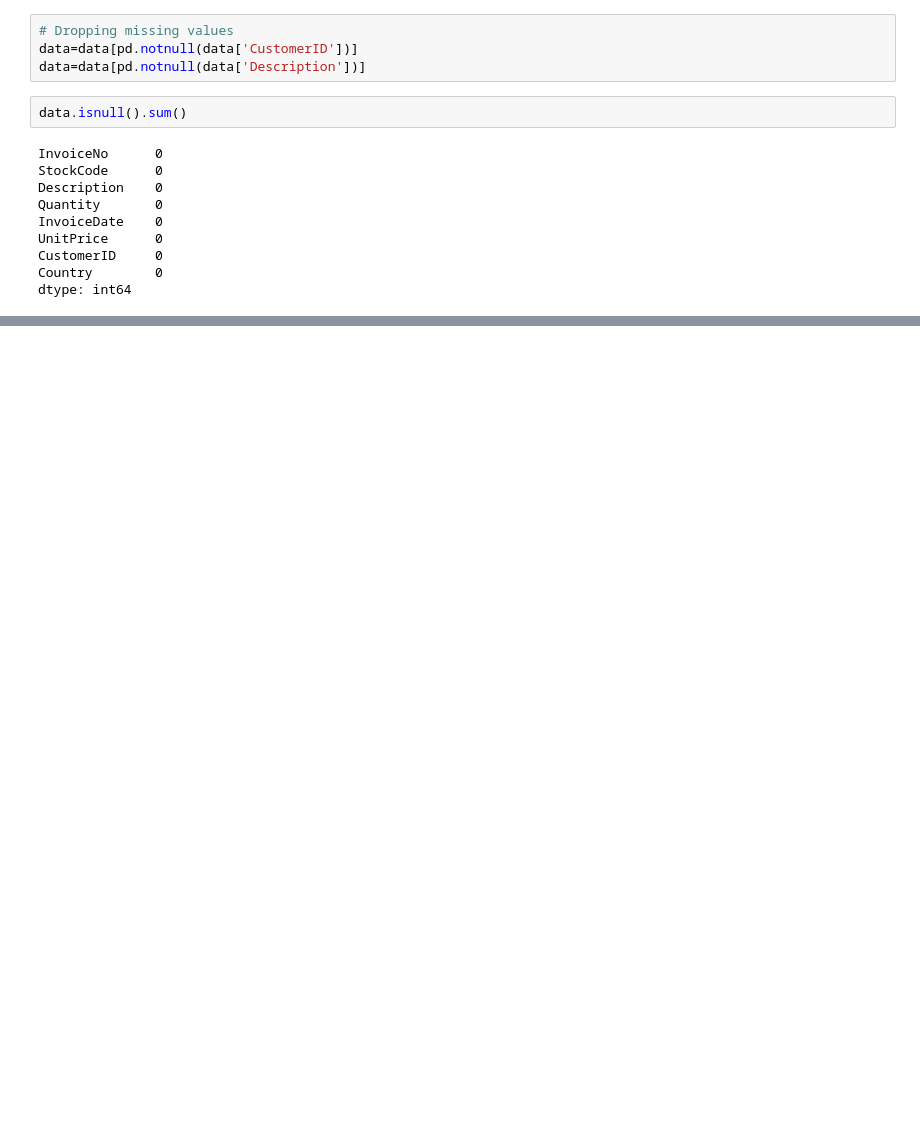
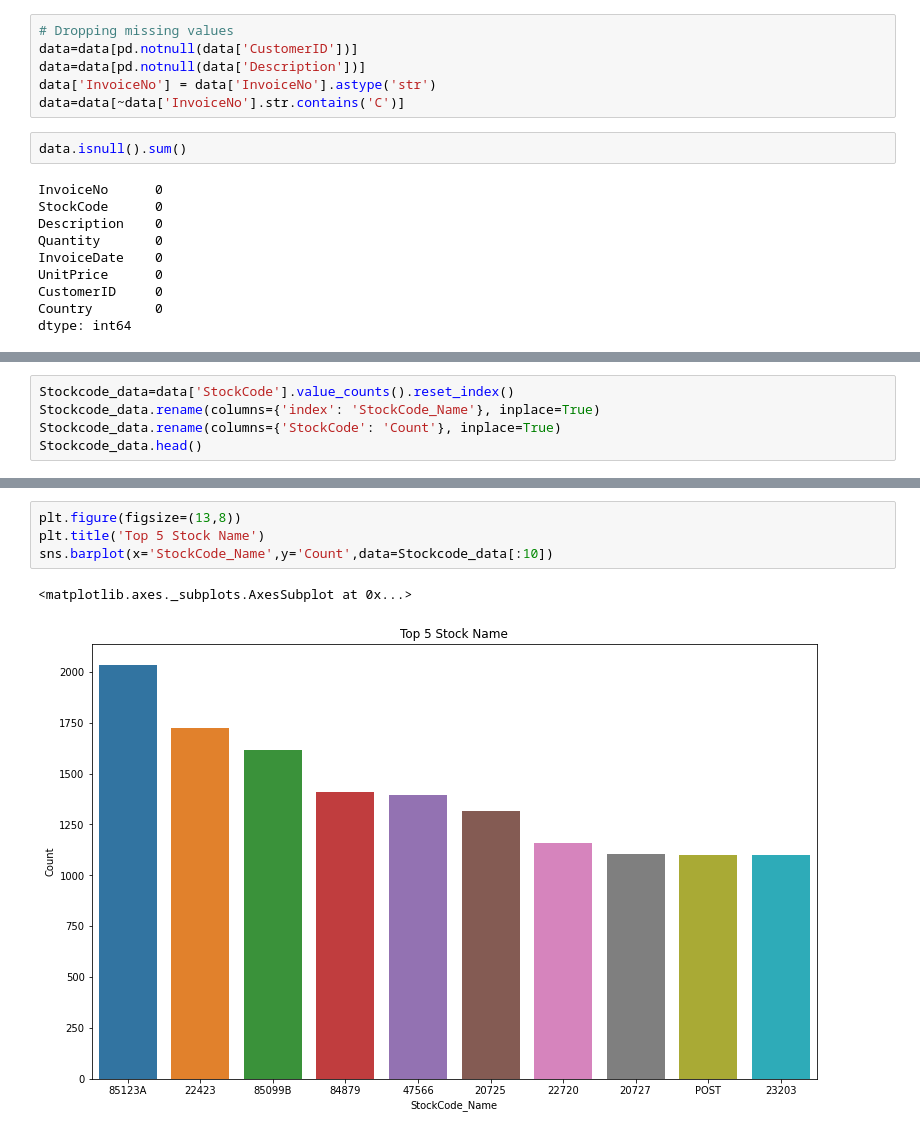
Before and after one commit to Deven876/Customer-Segmentation, a Jupyter notebook: Customer_Segmentation.ipynb, the cells around one changed output, grey strips where cells are left out. Saved outputs shown, nothing was run; the diff lists cells and outputs as text; blank space fills up the shorter version.

Commit message:
analysis on stockcode and invoice date

```diff
--- a/Customer_Segmentation.ipynb
+++ b/Customer_Segmentation.ipynb
@@ -162,6 +162,8 @@ dtype: int64
 # Dropping missing values
 data=data[pd.notnull(data['CustomerID'])]
 data=data[pd.notnull(data['Description'])]
+data['InvoiceNo'] = data['InvoiceNo'].astype('str')
+data=data[~data['InvoiceNo'].str.contains('C')]
 # %%
 data.isnull().sum()
 # %% [output]
@@ -176,0 +183,5 @@ dtype: int64
+# %%
+Stockcode_data=data['StockCode'].value_counts().reset_index()
+Stockcode_data.rename(columns={'index': 'StockCode_Name'}, inplace=True)
+Stockcode_data.rename(columns={'StockCode': 'Count'}, inplace=True)
+Stockcode_data.head()
@@ -176,0 +195,7 @@ dtype: int64
+# %%
+plt.figure(figsize=(13,8))
+plt.title('Top 5 Stock Name')
+sns.barplot(x='StockCode_Name',y='Count',data=Stockcode_data[:10])
+# %% [output]
+<matplotlib.axes._subplots.AxesSubplot at 0x...>
+[figure, added]
```
Also changed, not shown: parts of 6 cells of this notebook.
